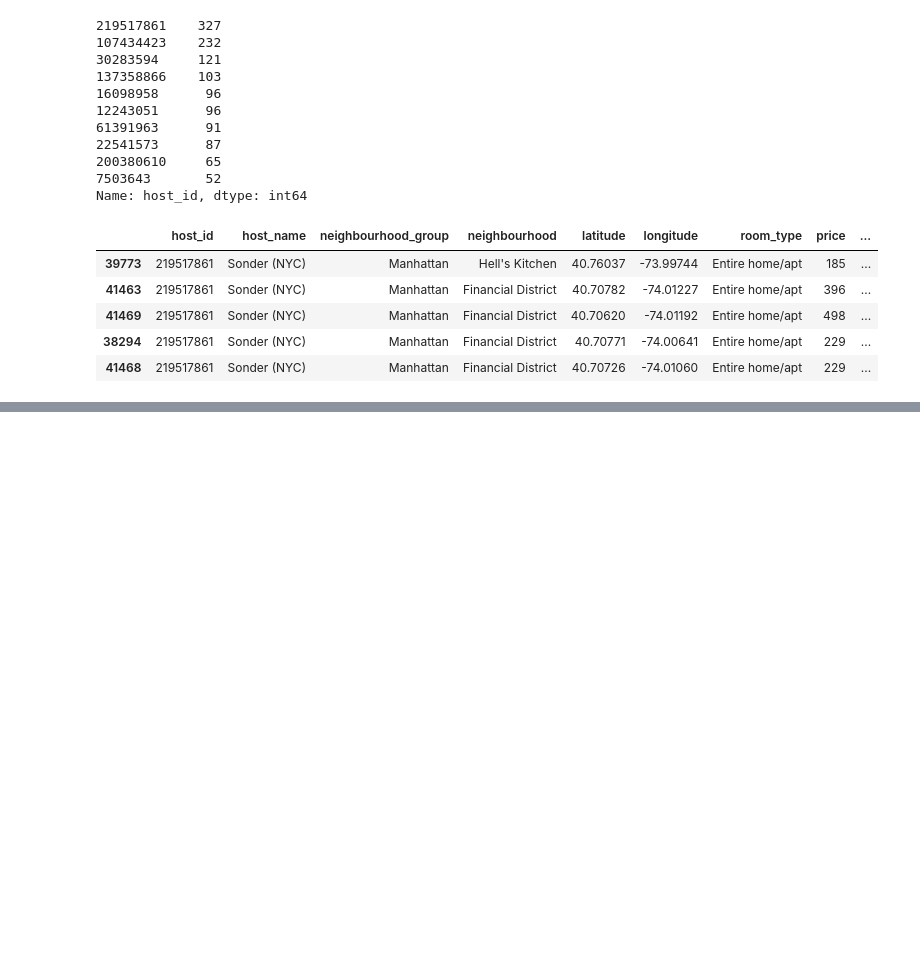
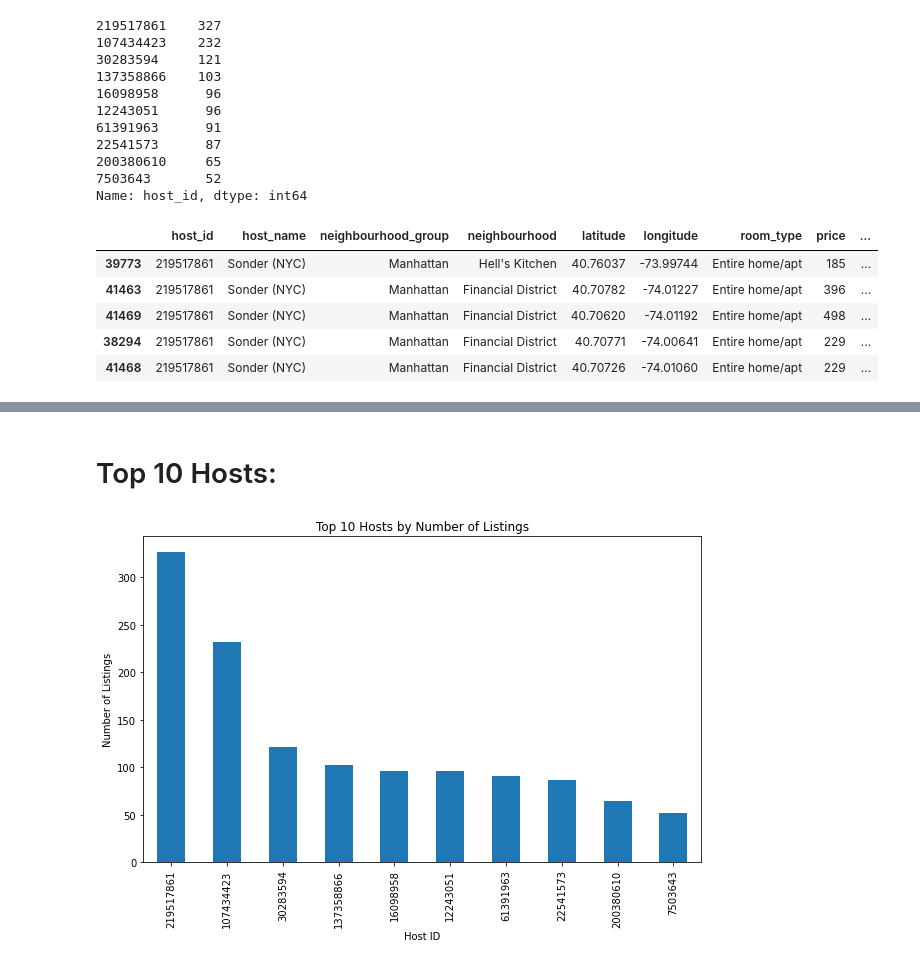
Before and after one commit to ysviveksam/Storytelling-Case-Study-Airbnb-NYC, a Jupyter notebook: Storytelling Case Study Airbnb NYC.ipynb, the cells around one changed output, grey strips where cells are left out. Saved outputs shown, nothing was run; the diff lists cells and outputs as text; code cells hidden in the pictures; blank space fills up the shorter version.

Commit message:
ipynb - Revised file - case study Airbnb

```diff
--- a/Storytelling Case Study Airbnb NYC.ipynb
+++ b/Storytelling Case Study Airbnb NYC.ipynb
@@ -140,0 +149,26 @@ airbnb2.head()
+# %% [markdown]
+# Top 10 Hosts:
+# %%
+import pandas as pd
+import matplotlib.pyplot as plt
+
+# Read the Airbnb dataset
+airbnb = pd.read_csv("/Users/vivekys/Vivek/UpGrad - IIITB/BoomBikes Case Study/AIRBNB Case Study Upgrad/AB_NYC_2019.csv")
+
+# Calculate the count of listings for each host
+host_counts = airbnb['host_id'].value_counts().head(10)
+
+# Create a bar chart
+plt.figure(figsize=(10, 6))
+host_counts.plot(kind='bar')
+plt.xlabel('Host ID')
+plt.ylabel('Number of Listings')
+plt.title('Top 10 Hosts by Number of Listings')
+
+# Save the chart as an image file
+plt.savefig('top_10_hosts.png')
+
+# Display the chart
+plt.show()
+# %% [output]
+[figure, added]
```
Also changed, not shown: parts of 21 cells of this notebook.
